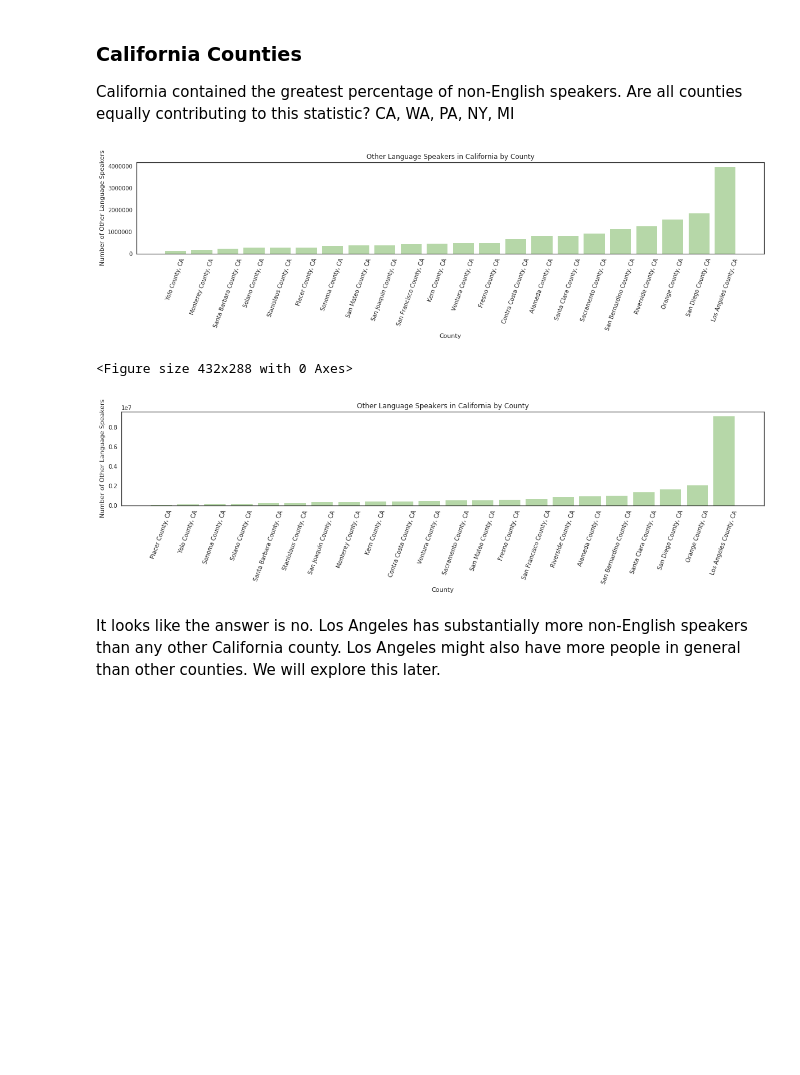
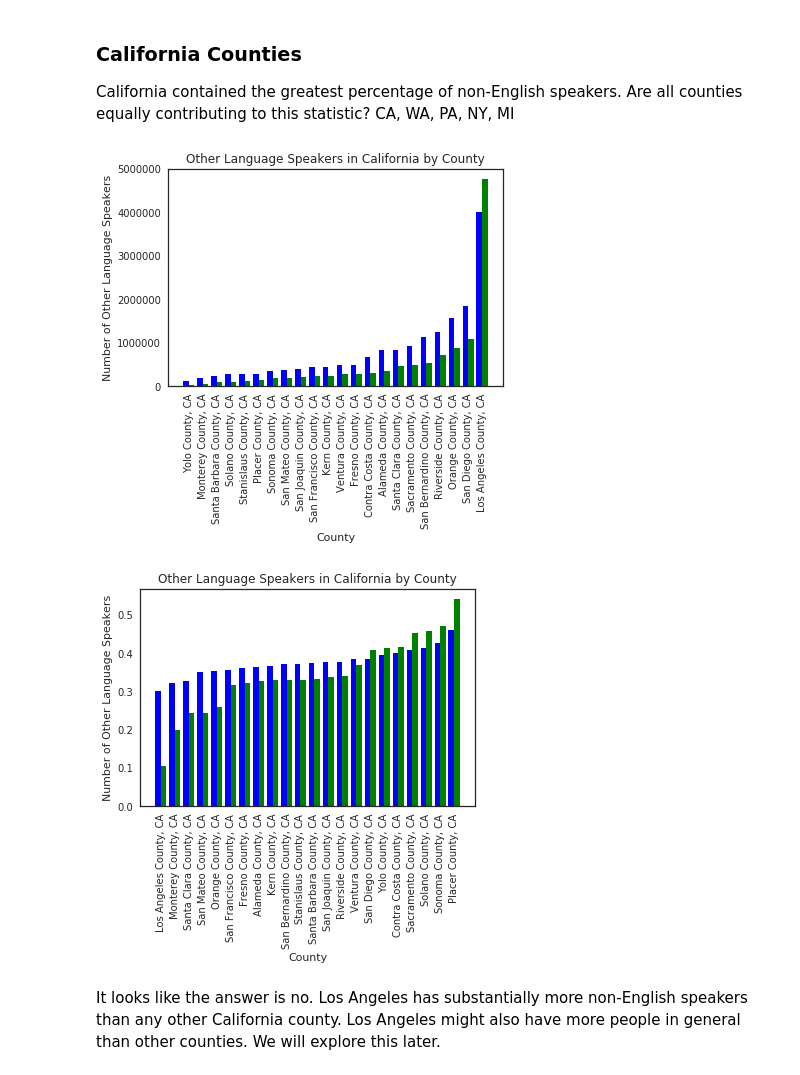
Before and after one commit to AllisonBusa/The-Mother-Tongue-of-US-Communities, a Jupyter notebook: project1-Copy1.ipynb, the cells around one changed output. Drawn from its saved outputs; the diff is of its cells as text; code cells hidden in the pictures; blank space fills up the shorter version.

Commit message:
finshed double bar plots

```diff
--- a/project1-Copy1.ipynb
+++ b/project1-Copy1.ipynb
@@ -383,7 +386,7 @@ On the other hand, this data shows that some states have more non-English speake
 
 Next we will look at counties of states which had some of the most extreme ratios of speakers of only english to speakers of other languages. We will do this to answer : "How is cultural diversity, through linguistic diversity, spread out throughout the U.S.? " on a small scale.
 # %%
-def createCountySeries(countyList, countyNumbers, state ):
+def createCountySeries(countyList, countyNumbers, state,index ):
     """
     Takes in two empty series and a state.
     countyList - a list which will be populated with names of counties in state
@@ -399,7 +402,7 @@ def createCountySeries(countyList, countyNumbers, state ):
         if any(x in sheet for x in state):
             df = pd.read_excel(textfileName,sheet, skiprows=[0,1,2,3]).dropna()
             #dictionary[area] = df.loc[1:2,"Number of speakers"]
-            countyList.set_value(i,df["Number of speakers1"][1])
+            countyList.set_value(i,df["Number of speakers1"][index])
             countyNumbers.set_value(i, sheet)
             i+=1
 # %% [markdown]
@@ -429,6 +429,30 @@ def plotCounty(statename,df):
         plt.xlabel("County")
         plt.ylabel("Number of Other Language Speakers")
         i+=1
+# %%
+def plotCountyNorm(statename,df1,df2,color):
+    """
+    Takes in the name of a state, and the two series which createCountySeries filled
+    Plots the number of speakers of other languages by county
+    """
+    dft1=df1
+    dft1["norm"] = dft1["SONELAHs"]/(dft1["English Speakers"] + dft1["SONELAHs"])
+    dft1=dft1.sort_values(by="norm")
+    dft2=df2
+    dft2["norm"] = dft2["SONELAHs"]/(dft2["English Speakers"] + dft2["SONELAHs"])
+    dft2=dft2.sort_values(by="norm")
+    ax=plt.subplot(111)
+    # Determines size of plot
+    i=0
+    for thing1,thing2 in zip(dft1["norm"],dft2["norm"]):
+        ax.bar(i-0.2,thing1,width=0.4,color='b',align='center')
+        ax.bar(i+0.2,thing2,width=0.4,color='g',align='center')
+        plt.autoscale(enable=True)
+        plt.xticks(range(0,len(dft1)), dft1["County"],  rotation=90)
+        plt.title("Other Language Speakers in "+str(statename)+" by County")
+        plt.xlabel("County")
+        plt.ylabel("Number of Other Language Speakers")
+        i+=1
 # %%
 def createCountyNames(countyNumbers, state ):
     """
@@ -474,8 +498,10 @@ CA, WA, PA, NY, MI
 #creating series and calculating non-English speakers per county
 CAcounty = pd.Series()
 otherspeakers_CAcounties = pd.Series()
-createCountySeries(otherspeakers_CAcounties, CAcounty,["CA"])
-dfCA=pd.DataFrame({"County":CAcounty, "SONELAHs":otherspeakers_CAcounties})
+engspeakers_CAcounties = pd.Series()
+createCountySeries(otherspeakers_CAcounties, CAcounty,["CA"],1)
+createCountySeries(engspeakers_CAcounties, CAcounty,["CA"],0)
+dfCA=pd.DataFrame({"County":CAcounty, "SONELAHs":otherspeakers_CAcounties, "English Speakers": engspeakers_CAcounties})
 # %%
 couc=pd.Series()
 createCountyNames(couc,["CA"])
@@ -484,13 +510,13 @@ lang=["English Only","SONELAHs","SPANISH AND SPANISH CREOLE",'German, Scandinavi
 cali2000=pd.DataFrame(columns=couc,index=lang)
 createCountyDF2000(cali2000,couc,"CA")
 # %%
-plotCounty("California",dfCA)
-plt.figure()
+
 poplp=pd.Series()
 poplp=cali2000.T["SONELAHs"].array
-pop=pd.DataFrame({"SONELAHs":poplp,"County":CAcounty})
-plotCounty("California",pop)
+pop=pd.DataFrame({"English Speakers":cali2000.T["English Only"].array, "SONELAHs":cali2000.T["SONELAHs"].array,"County":CAcounty})
+plotCounty("California",dfCA,pop,'#B6D7A8')
+plt.figure()
+plotCountyNorm("California",dfCA,pop,'#B6D7A8')
 # %% [output]
-[figure, old version]
+[figure, new version]
-<Figure size 432x288 with 0 Axes>
-[figure, old version]
+[figure, new version]
```
Also changed, not shown: parts of 11 cells of this notebook.
